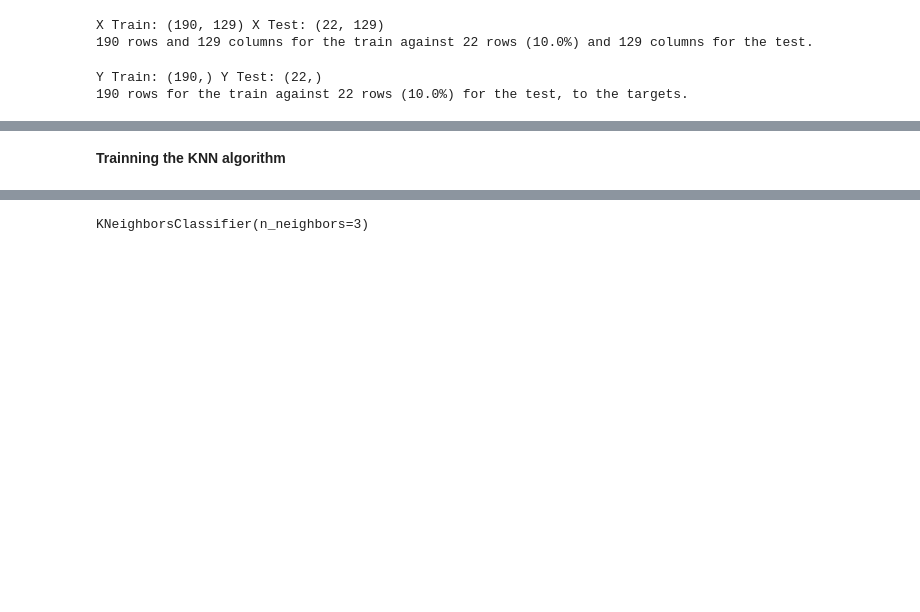
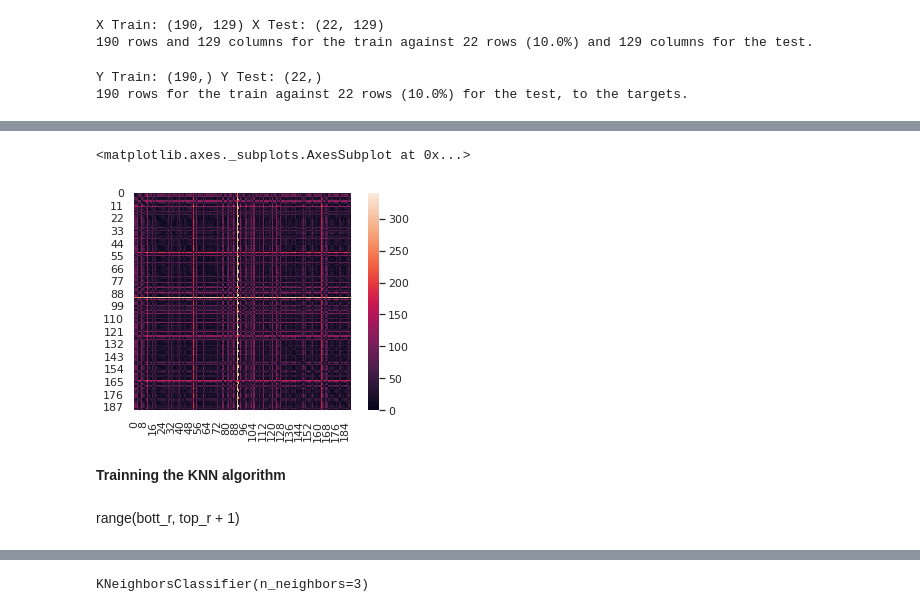
Before and after one commit to zachfreitas/ADS_504_Machine_Learning, a Jupyter notebook: Module_3/Assignment_3/Zachariah_Freitas_Assignment_3.1.ipynb, the cells around one changed output, grey strips where cells are left out. Drawn from its saved outputs; the diff is of its cells as text; code cells hidden in the pictures; blank space fills up the shorter version.

```diff
--- a/Module_3/Assignment_3/Zachariah_Freitas_Assignment_3.1.ipynb
+++ b/Module_3/Assignment_3/Zachariah_Freitas_Assignment_3.1.ipynb
@@ -137,2 +146,12 @@ Y Train: (190,) Y Test: (22,)
+# %%
+# Calculate the Manhattan distances for training set and visualize.
+from sklearn.metrics import DistanceMetric
+mh_dist = DistanceMetric.get_metric('manhattan')
+mh_dist_matrix = mh_dist.pairwise(X_train)
+mh_dist_matrix
+sns.heatmap(mh_dist_matrix, square=True)
+# %% [output]
+<matplotlib.axes._subplots.AxesSubplot at 0x...>
+[figure, added]
 # %% [markdown]
 **Trainning the KNN algorithm**
@@ -140,0 +163,2 @@ knn = KNeighborsClassifier(n_neighbors=3)
+# %% [markdown]
+range(bott_r, top_r + 1)
```
Also changed, not shown: parts of 14 cells of this notebook.
